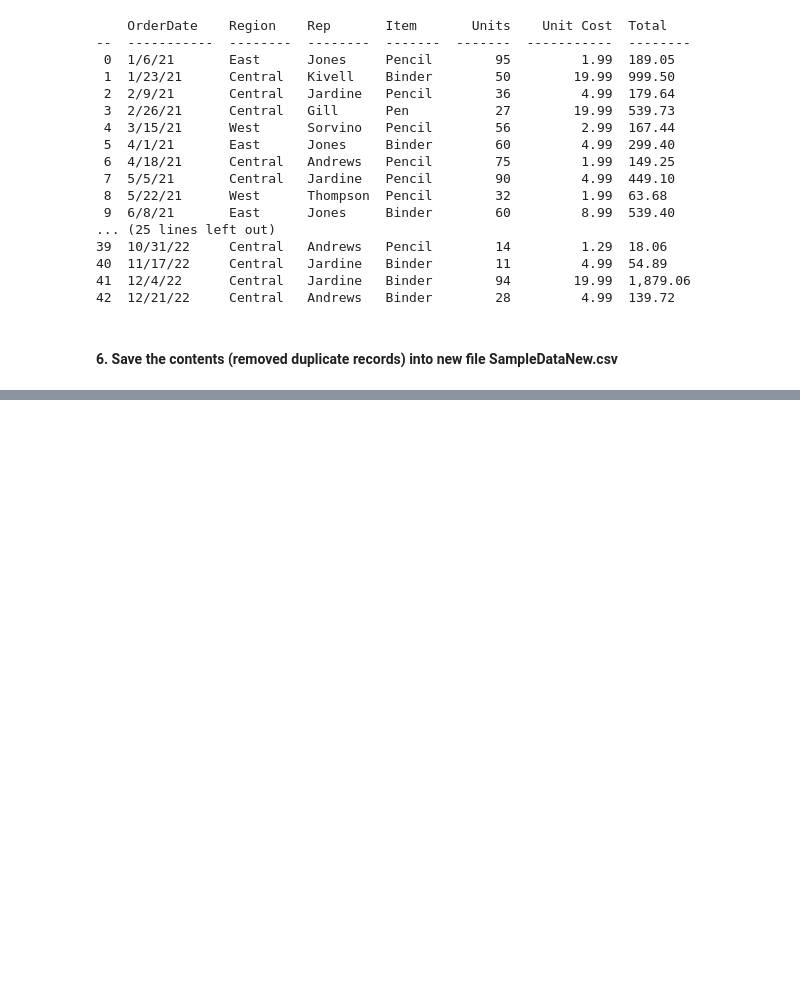
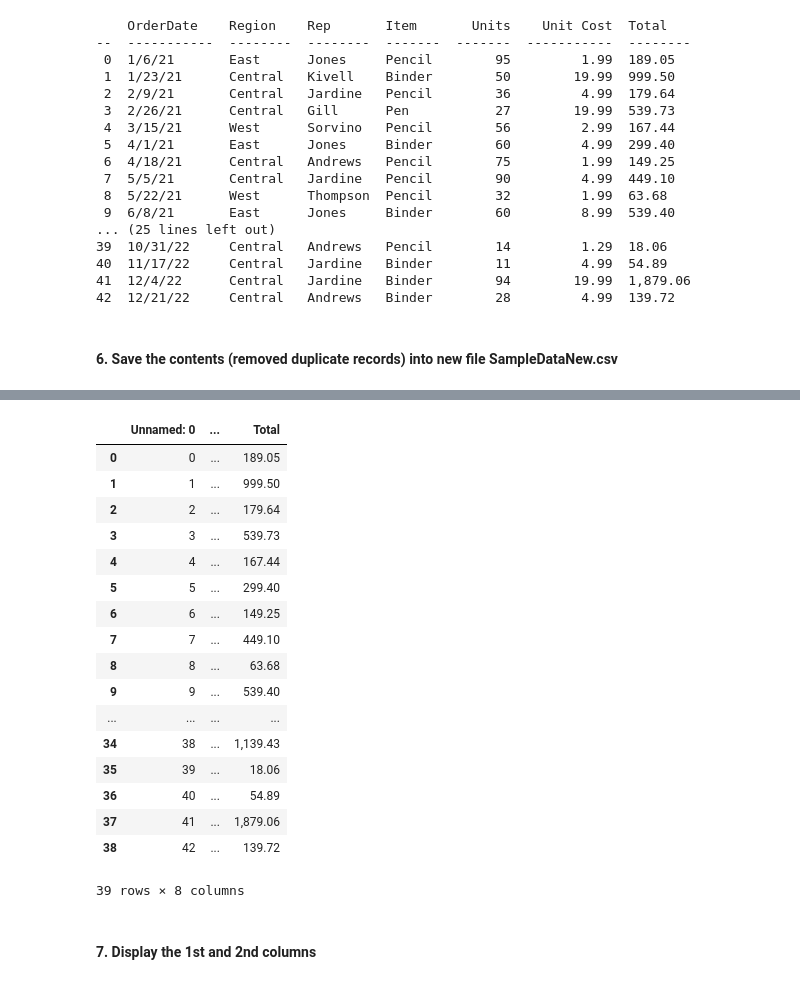
Before and after one commit to de-fernandez/CpE-031-VDA-CpE-21S4, a Jupyter notebook: Exercise_3_Fernandez,_Don_Eleazar_CpE_21S4,_CpE_031.ipynb, the cells around one changed output, grey strips where cells are left out. Saved outputs shown, nothing was run; the diff lists cells and outputs as text; code cells hidden in the pictures; blank space fills up the shorter version.

```diff
--- a/Exercise_3_Fernandez,_Don_Eleazar_CpE_21S4,_CpE_031.ipynb
+++ b/Exercise_3_Fernandez,_Don_Eleazar_CpE_21S4,_CpE_031.ipynb
@@ -299,0 +305,23 @@ pd.read_csv('SampleDataNew.csv')
+# %%
+pd.read_csv('SampleDataNew.csv')
+# %% [output]
+|  | Unnamed: 0 | ... | Total |
+| 0 | 0 | ... | 189.05 |
+| 1 | 1 | ... | 999.50 |
+| 2 | 2 | ... | 179.64 |
+| 3 | 3 | ... | 539.73 |
+| 4 | 4 | ... | 167.44 |
+| 5 | 5 | ... | 299.40 |
+| 6 | 6 | ... | 149.25 |
+| 7 | 7 | ... | 449.10 |
+| 8 | 8 | ... | 63.68 |
+| 9 | 9 | ... | 539.40 |
+| ... | ... | ... | ... |
+| 34 | 38 | ... | 1,139.43 |
+| 35 | 39 | ... | 18.06 |
+| 36 | 40 | ... | 54.89 |
+| 37 | 41 | ... | 1,879.06 |
+| 38 | 42 | ... | 139.72 |
+39 rows × 8 columns
+# %% [markdown]
+<h4>7. Display the 1st and 2nd columns
```
Also changed, not shown: parts of 6 cells of this notebook.
